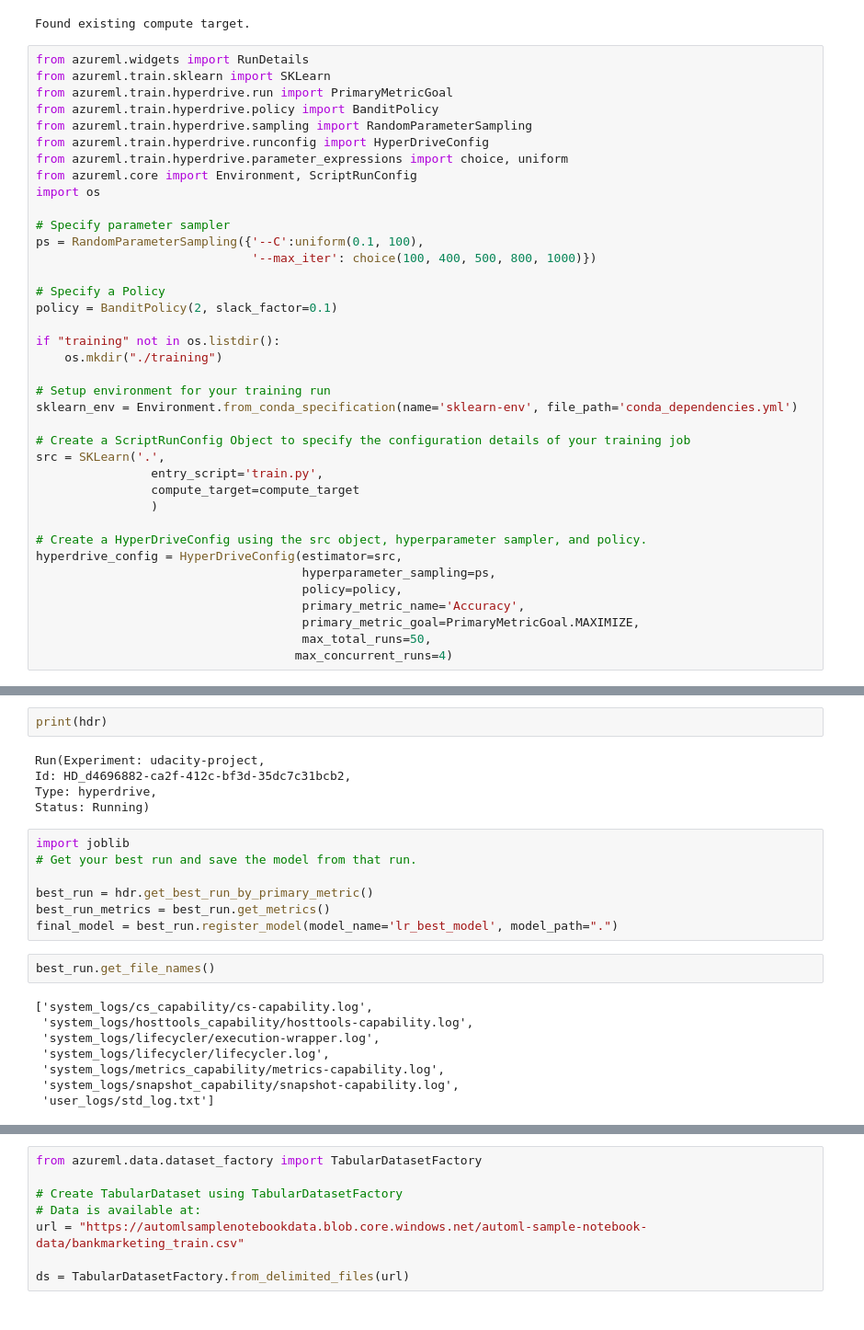
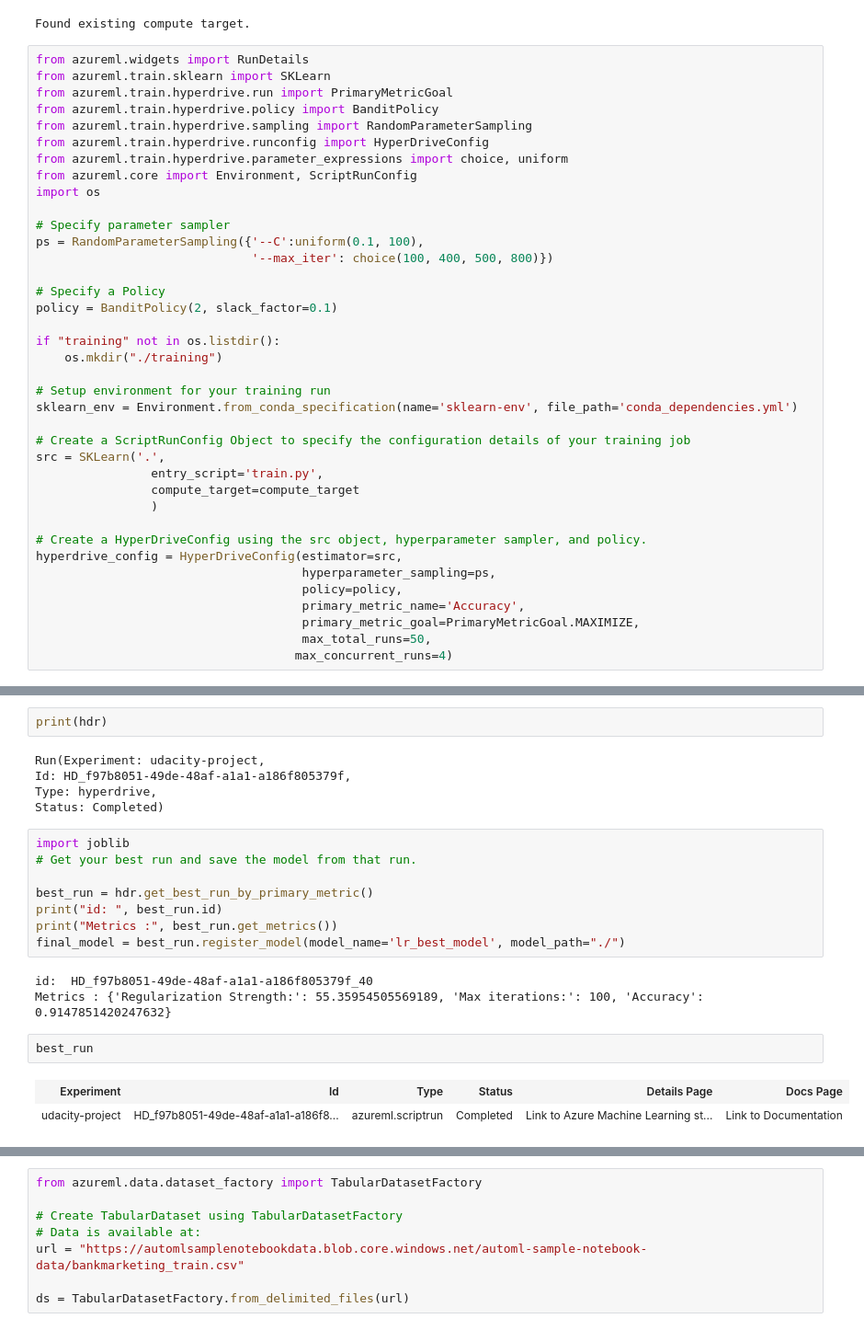
Before and after one commit to arturwa/nd00333_AZMLND_Optimizing_a_Pipeline_in_Azure-Starter_Files, a Jupyter notebook: udacity-project.ipynb, the cells around one changed output, grey strips where cells are left out. Shown at 92% size. Saved outputs shown, nothing was run; the diff lists cells and outputs as text.

Commit message:
chore: save hyperdrive model

```diff
--- a/udacity-project.ipynb
+++ b/udacity-project.ipynb
@@ -47,7 +47,7 @@ import os
 
 # Specify parameter sampler
 ps = RandomParameterSampling({'--C':uniform(0.1, 100),
-                              '--max_iter': choice(100, 400, 500, 800, 1000)})
+                              '--max_iter': choice(100, 400, 500, 800)})
 
 # Specify a Policy
 policy = BanditPolicy(2, slack_factor=0.1)
@@ -87,24 +87,23 @@ _UserRunWidget(widget_settings={'childWidgetDisplay': 'popup', 'send_telemetry':
 print(hdr)
 # %% [output]
 Run(Experiment: udacity-project,
-Id: HD_d4696882-ca2f-412c-bf3d-35dc7c31bcb2,
+Id: HD_f97b8051-49de-48af-a1a1-a186f805379f,
 Type: hyperdrive,
-Status: Running)
+Status: Completed)
 # %%
 import joblib
 # Get your best run and save the model from that run.
 
 best_run = hdr.get_best_run_by_primary_metric()
-best_run_metrics = best_run.get_metrics()
-final_model = best_run.register_model(model_name='lr_best_model', model_path=".")
+print("id: ", best_run.id)
+print("Metrics :", best_run.get_metrics())
+final_model = best_run.register_model(model_name='lr_best_model', model_path="./")
+# %% [output]
+id:  HD_f97b8051-49de-48af-a1a1-a186f805379f_40
+Metrics : {'Regularization Strength:': 55.35954505569189, 'Max iterations:': 100, 'Accuracy': 0.9147851420247632}
 # %%
-best_run.get_file_names()
+best_run
 # %% [output]
-['system_logs/cs_capability/cs-capability.log',
- 'system_logs/hosttools_capability/hosttools-capability.log',
- 'system_logs/lifecycler/execution-wrapper.log',
- 'system_logs/lifecycler/lifecycler.log',
- 'system_logs/metrics_capability/metrics-capability.log',
- 'system_logs/snapshot_capability/snapshot-capability.log',
- 'user_logs/std_log.txt']
+| Experiment | Id | Type | Status | Details Page | Docs Page |
+| udacity-project | HD_f97b8051-49de-48af-a1a1-a186f8... | azureml.scriptrun | Completed | Link to Azure Machine Learning st... | Link to Documentation |
 # %%
```
Also changed, not shown: parts of 4 cells of this notebook, 2 other files.
